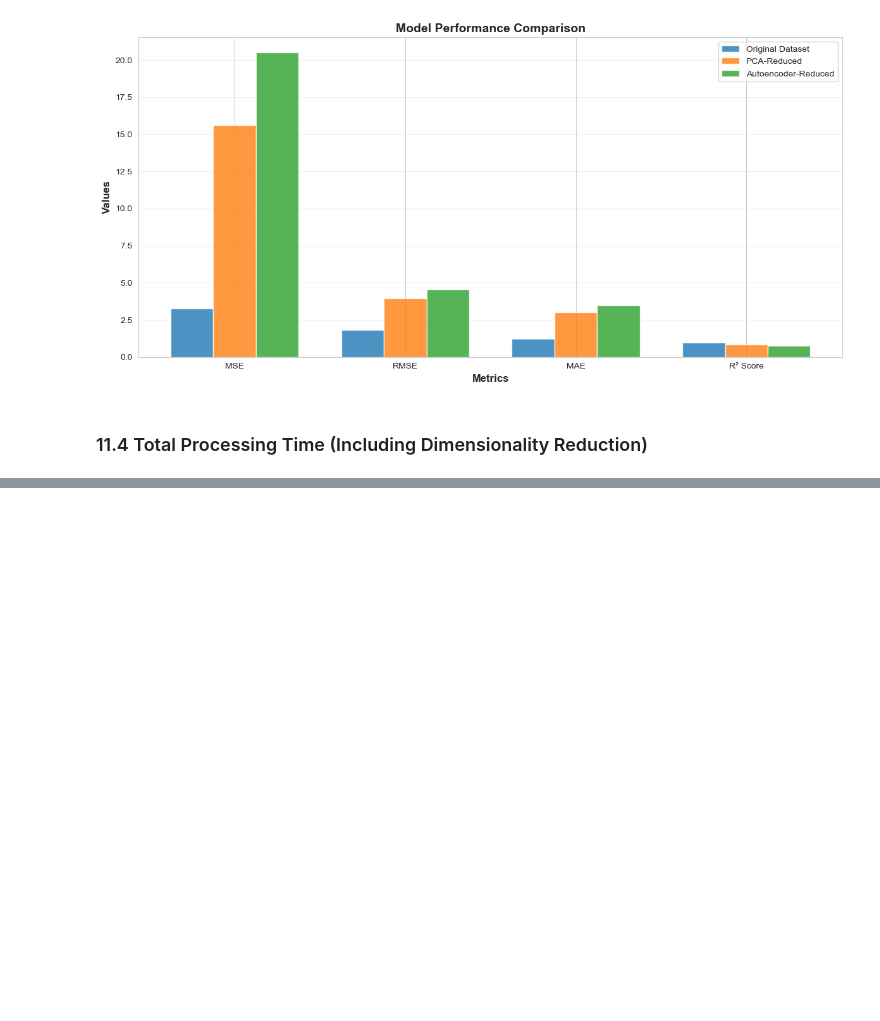
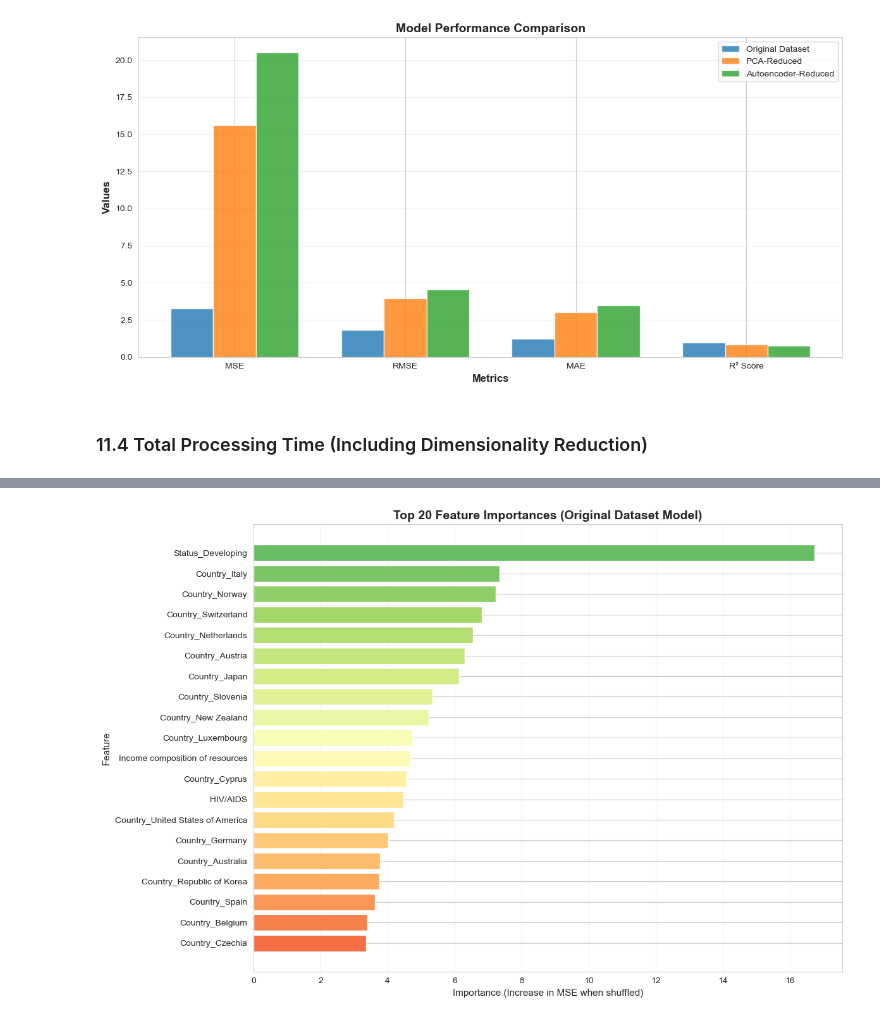
Before and after one commit to DavideDDB23/ML_HW_2, a Jupyter notebook: Life Expectancy Regression.ipynb, the cells around one changed output, grey strips where cells are left out. Cells and saved outputs as stored; diff of their text form; code cells hidden in the pictures; blank space fills up the shorter version.

```diff
--- a/Life Expectancy Regression.ipynb
+++ b/Life Expectancy Regression.ipynb
@@ -1671,0 +1679,74 @@ plt.show()
+# %%
+def compute_feature_importance(model, X, y, feature_names, model_name, n_repeats=10):
+    """
+    Compute permutation importance for a trained model.
+
+    Returns:
+        importance_df: DataFrame with feature importances sorted by importance
+    """
+    model.eval()
+
+    # Create a wrapper function for sklearn's permutation_importance
+    def model_predict(X_input):
+        with torch.no_grad():
+            X_tensor = torch.FloatTensor(X_input).to(device)
+            return model(X_tensor).cpu().numpy().flatten()
+
+    # Calculate baseline predictions
+    baseline_preds = model_predict(X)
+    baseline_mse = mean_squared_error(y, baseline_preds)
+
+    # Compute permutation importance manually for better control
+    importances = []
+    for i in range(X.shape[1]):
+        feature_importances = []
+        for _ in range(n_repeats):
+            X_permuted = X.copy()
+            np.random.shuffle(X_permuted[:, i])
+            perm_preds = model_predict(X_permuted)
+            perm_mse = mean_squared_error(y, perm_preds)
+            # Importance = increase in error when feature is shuffled
+            feature_importances.append(perm_mse - baseline_mse)
+        importances.append(np.mean(feature_importances))
+
+    # Create DataFrame with results
+    importance_df = pd.DataFrame({
+        'Feature': feature_names[:X.shape[1]],  # Handle dimensionality reduction
+        'Importance': importances
+    }).sort_values('Importance', ascending=False)
+
+    return importance_df
+
+# Get feature names (for original dataset)
+feature_names = X_train.columns.tolist()
+
+# Compute importance for original dataset model (most interpretable)
+print("Computing Feature Importance for Original Dataset Model...")
+print("(Using permutation importance on test set)")
+print()
+
+importance_original = compute_feature_importance(
+    fnn_original, X_test_scaled, y_test.values, feature_names, "Original", n_repeats=5
+)
+
+# Display top 15 most important features
+print("Top 15 Most Important Features (Original Dataset Model):")
+print()
+print(importance_original.head(15).to_string(index=False))
+
+# Visualize feature importance
+plt.figure(figsize=(12, 8))
+top_n = 20
+top_features = importance_original.head(top_n)
+
+colors = plt.cm.RdYlGn_r(np.linspace(0.2, 0.8, len(top_features)))
+bars = plt.barh(range(len(top_features)), top_features['Importance'].values, color=colors)
+plt.yticks(range(len(top_features)), top_features['Feature'].values)
+plt.xlabel('Importance (Increase in MSE when shuffled)', fontsize=11)
+plt.ylabel('Feature', fontsize=11)
+plt.title(f'Top {top_n} Feature Importances (Original Dataset Model)', fontsize=14, fontweight='bold')
+plt.gca().invert_yaxis()  # Highest importance at top
+plt.grid(axis='x', alpha=0.3)
+plt.tight_layout()
+plt.show()
+# %% [output]
@@ -1671,0 +1770 @@ plt.show()
+[figure, added]
```
Also changed, not shown: parts of 29 cells of this notebook, 1 other file.
